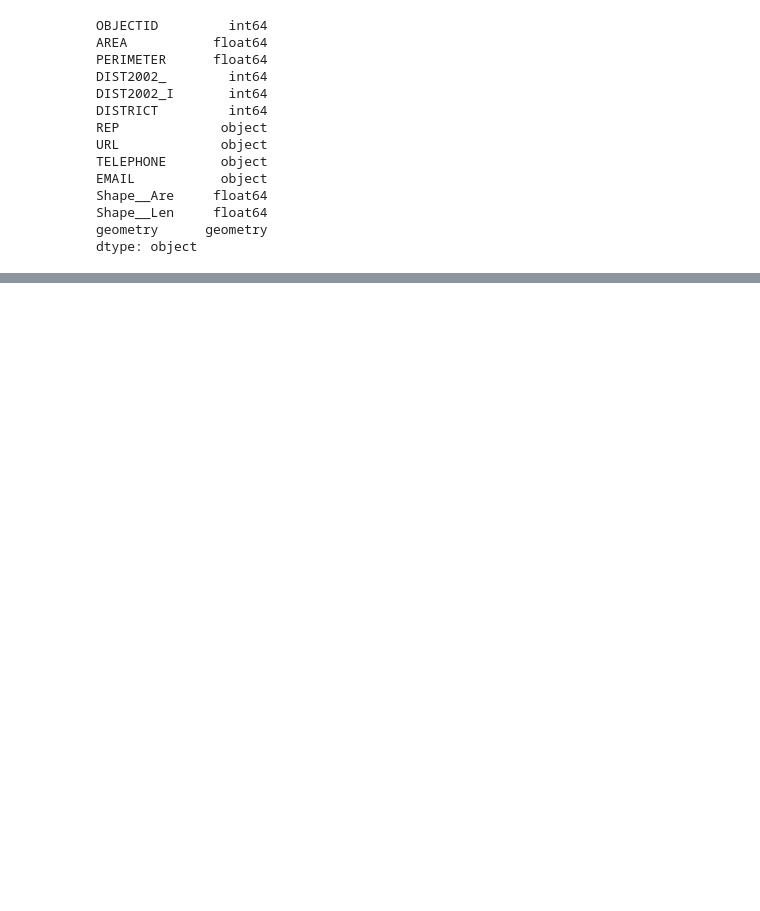
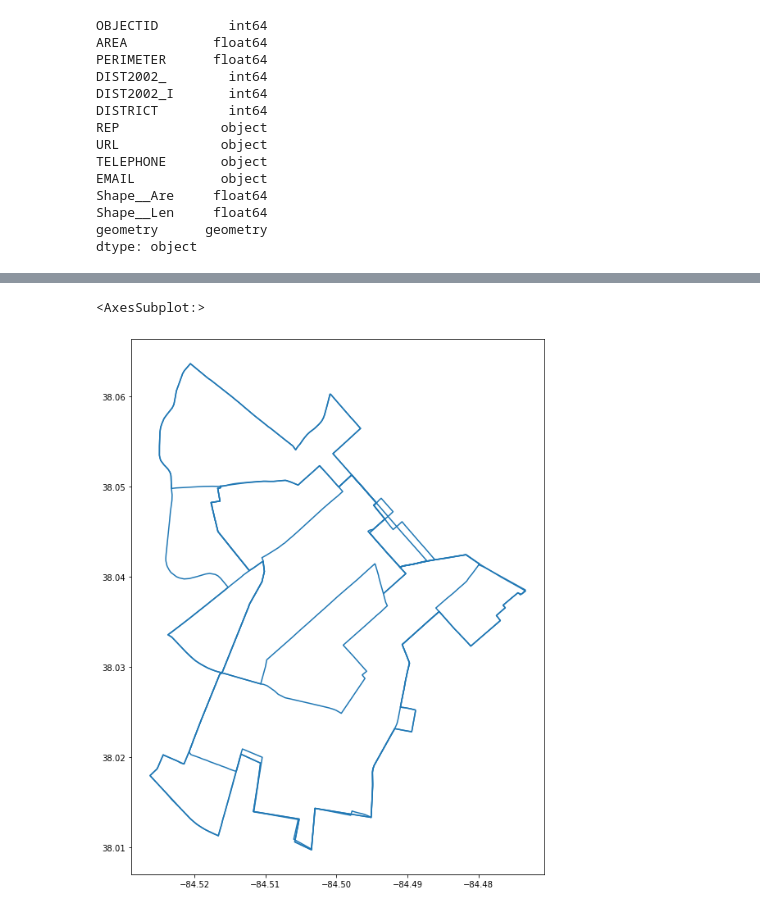
Before and after one commit to RealCaddish/lexington_districts, a Jupyter notebook: lexDistricts.ipynb, the cells around one changed output, grey strips where cells are left out. Cells and saved outputs as stored; diff of their text form; code cells hidden in the pictures; blank space fills up the shorter version.

```diff
--- a/lexDistricts.ipynb
+++ b/lexDistricts.ipynb
@@ -276,0 +295,2 @@ In [10]: eurasia = europe.append(asia)
+# %%
+district3 = district_merge3[district_merge3['DISTRICT'] == 3]
@@ -276,0 +306,5 @@ In [10]: eurasia = europe.append(asia)
+# %%
+district3.boundary.plot()
+# %% [output]
+<AxesSubplot:>
+[figure, added]
```
Also changed, not shown: parts of 12 cells of this notebook, 2 other files.
